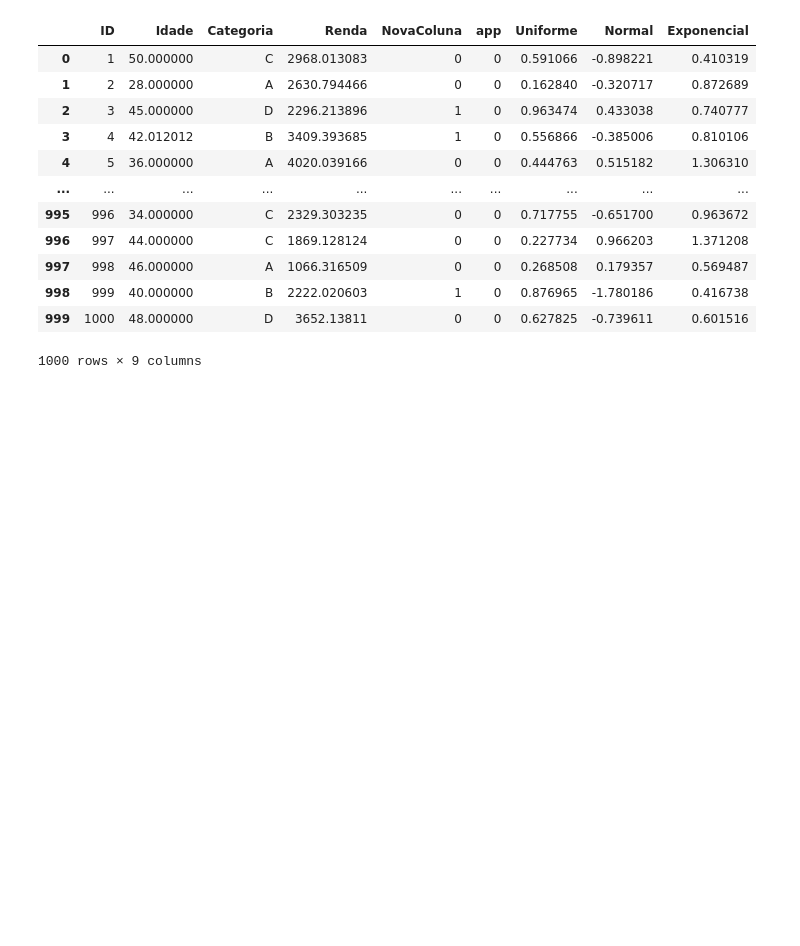
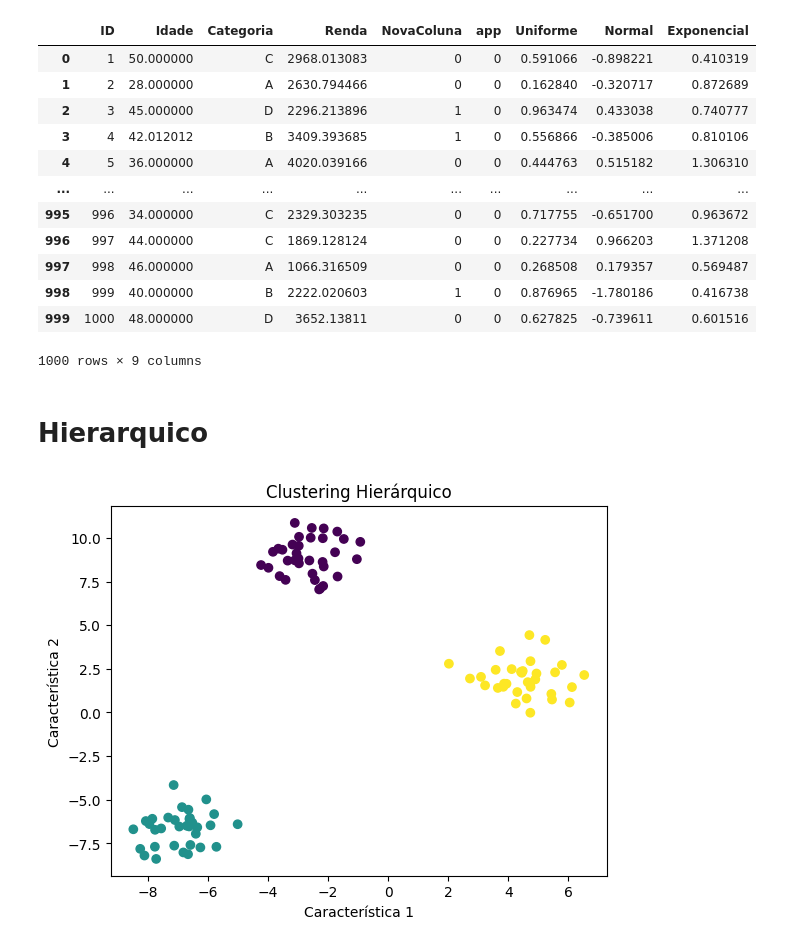
Before and after one commit to LeandroCoelhos/estudos_datascience, a Jupyter notebook: Limpeza_dataset.ipynb, the cells around one changed output. Saved outputs shown, nothing was run; the diff lists cells and outputs as text; code cells hidden in the pictures; blank space fills up the shorter version.

```diff
--- a/Limpeza_dataset.ipynb
+++ b/Limpeza_dataset.ipynb
@@ -112,3 +112,5 @@ df
 | 998 | 999 | 40.000000 | B | 2222.020603 | 1 | 0 | 0.876965 | -1.780186 | 0.416738 |
 | 999 | 1000 | 48.000000 | D | 3652.13811 | 0 | 0 | 0.627825 | -0.739611 | 0.601516 |
 1000 rows × 9 columns
+# %% [markdown]
+# Hierarquico
@@ -114,0 +119,22 @@ df
+# %%
+from sklearn.cluster import AgglomerativeClustering
+from sklearn.datasets import make_blobs
+import matplotlib.pyplot as plt
+
+# Criar um conjunto de dados de exemplo
+X, y = make_blobs(n_samples=100, centers=3, random_state=42)
+n_clusters = 3
+# Criar uma instância do algoritmo de clustering hierárquico
+clustering = AgglomerativeClustering(n_clusters=n_clusters)
+
+# Realizar o clustering nos dados
+labels = clustering.fit_predict(X)
+
+# Plotar os resultados
+plt.scatter(X[:, 0], X[:, 1], c=labels)
+plt.title("Clustering Hierárquico")
+plt.xlabel("Característica 1")
+plt.ylabel("Característica 2")
+plt.show()
+# %% [output]
+[figure, added]
```
Also changed, not shown: parts of 8 cells of this notebook.
